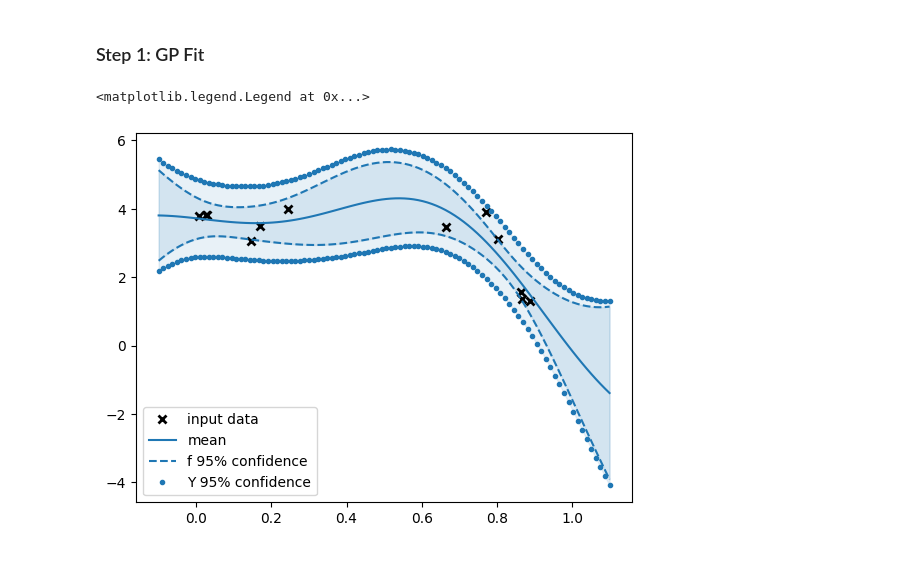
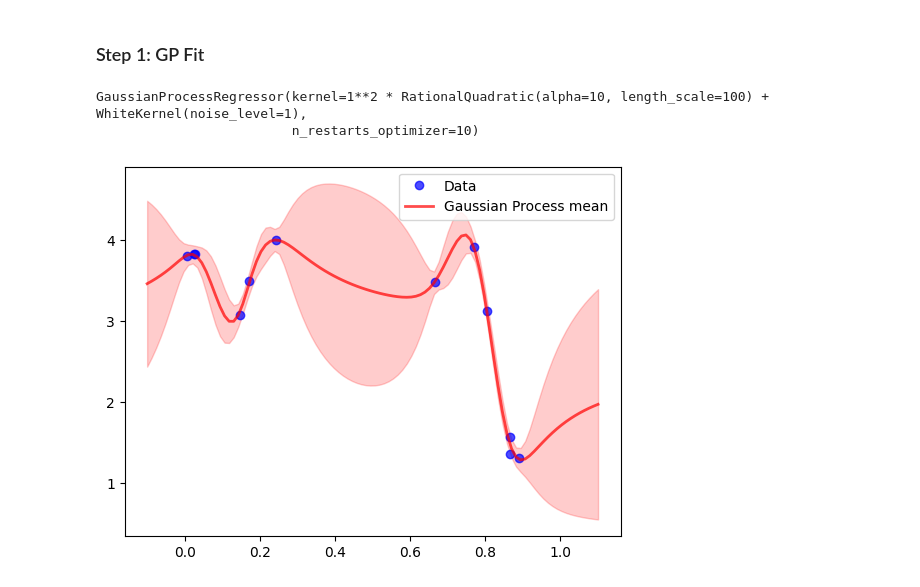
Before and after one commit to jordan-sparq/ThompsonSampling, a Jupyter notebook: ThompsonSampling/notebooks/ts-gp.ipynb, the cells around one changed output. Cells and saved outputs as stored; diff of their text form; code cells hidden in the pictures.

```diff
--- a/ThompsonSampling/notebooks/ts-gp.ipynb
+++ b/ThompsonSampling/notebooks/ts-gp.ipynb
@@ -7,51 +9,41 @@ import matplotlib.pyplot as plt
 # %% [markdown]
 ### Step 1: GP Fit
 # %%
-X = np.array([[0.865], [0.666], [0.804], [0.771], [0.147], [0.866], [0.007], [0.026], [0.171], [0.889], [0.243], [0.028]])
-Y = np.array([[1.57], [3.48], [3.12], [3.91], [3.07], [1.35], [3.80], [3.82], [3.49],[1.30], [4.00], [3.82]])
-data = (X,Y)
+# %%timeit
+X = np.array([0.865, 0.666, 0.804, 0.771, 0.147, 0.866, 0.007, 0.026, 0.171, 0.889, 0.243, 0.028]).reshape(-1, 1)
+Y = np.array([1.57, 3.48, 3.12, 3.91, 3.07, 1.35, 3.80,3.82, 3.49,1.30, 4.00, 3.82]).reshape(-1,1)
 # plt.plot(X, Y, "kx", mew=2)
 
-def step1(data: tuple, kernel=gpflow.kernels.SquaredExponential()):
+def step1(X, Y, kernel= None):
     """
     Fit GP to demand
     run once per product
 
+    :param X: X values with shape (-1, 1)
+    :param Y: Y values with shape (-1, 1)
     :param kernel: kernel for the GP
-    :param data: (X,Y) where each element is in a list
-    :return:
+    :return: GPR model
     """
 
-    model = gpflow.models.GPR(data, kernel=kernel)
-    opt = gpflow.optimizers.Scipy()
-    opt.minimize(model.training_loss, model.trainable_variables)
-    return model
+    kernel = kernel
+    gaussian_process = GaussianProcessRegressor(kernel=kernel, n_restarts_optimizer=10)
+    gaussian_process.fit(X, Y)
+    return gaussian_process
 
-model = step1(data)
+model = step1(X,Y, kernel = 1 * RationalQuadratic(alpha= 10, length_scale=100) + WhiteKernel(noise_level=1, noise_level_bounds=(1e-5, 1e2)))
+print(model)
+# %% [output]
+GaussianProcessRegressor(kernel=1**2 * RationalQuadratic(alpha=10, length_scale=100) + WhiteKernel(noise_level=1),
+                         n_restarts_optimizer=10)
 # %%
 ### Plot model to check
-Xplot = np.linspace(-0.1, 1.1, 100)[:, None]
-f_mean, f_var = model.predict_f(Xplot, full_cov=False)
-y_mean, y_var = model.predict_y(Xplot)
-# confidence intervals
-f_lower = f_mean - 1.96 * np.sqrt(f_var)
-f_upper = f_mean + 1.96 * np.sqrt(f_var)
-y_lower = y_mean - 1.96 * np.sqrt(y_var)
-y_upper = y_mean + 1.96 * np.sqrt(y_var)
+Xplot = np.linspace(-0.1, 1.1, 100)
+f_mean, f_var = model.predict(Xplot.reshape(-1,1), return_std=True)
-# %%
-plt.plot(X, Y, "kx", mew=2, label="input data")
-plt.plot(Xplot, f_mean, "-", color="C0", label="mean")
-plt.plot(Xplot, f_lower, "--", color="C0", label="f 95% confidence")
-plt.plot(Xplot, f_upper, "--", color="C0")
-plt.fill_between(
-    Xplot[:, 0], f_lower[:, 0], f_upper[:, 0], color="C0", alpha=0.1
-)
-plt.plot(Xplot, y_lower, ".", color="C0", label="Y 95% confidence")
-plt.plot(Xplot, y_upper, ".", color="C0")
-plt.fill_between(
-    Xplot[:, 0], y_lower[:, 0], y_upper[:, 0], color="C0", alpha=0.1
-)
-plt.legend()
-# %% [output]
-<matplotlib.legend.Legend at 0x...>
-[figure, removed]
+# %%
+plt.plot(X, Y, 'bo', label="""Data""", alpha=0.7)
+plt.plot(Xplot, f_mean, 'r', linewidth=2, label='Gaussian Process mean', alpha=0.7)
+plt.fill_between(Xplot, f_mean - f_var, f_mean + f_var, alpha=0.2, color='r')
+# plt.title("""Ackley's function at $y=0$, GP fit with random samples""", fontsize=14); plt.xlabel('$x$'); plt.ylabel('$f(x)$');
+plt.legend(); plt.show();
+# %% [output]
+[figure, added]
```
Also changed, not shown: parts of 1 cell of this notebook.
